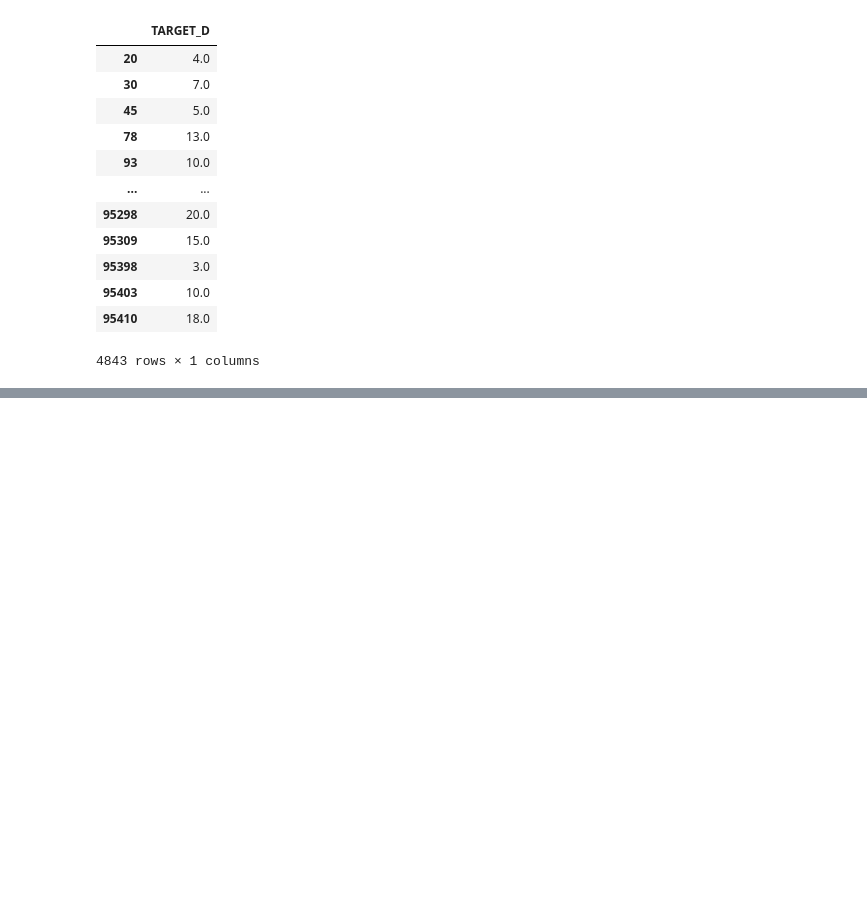
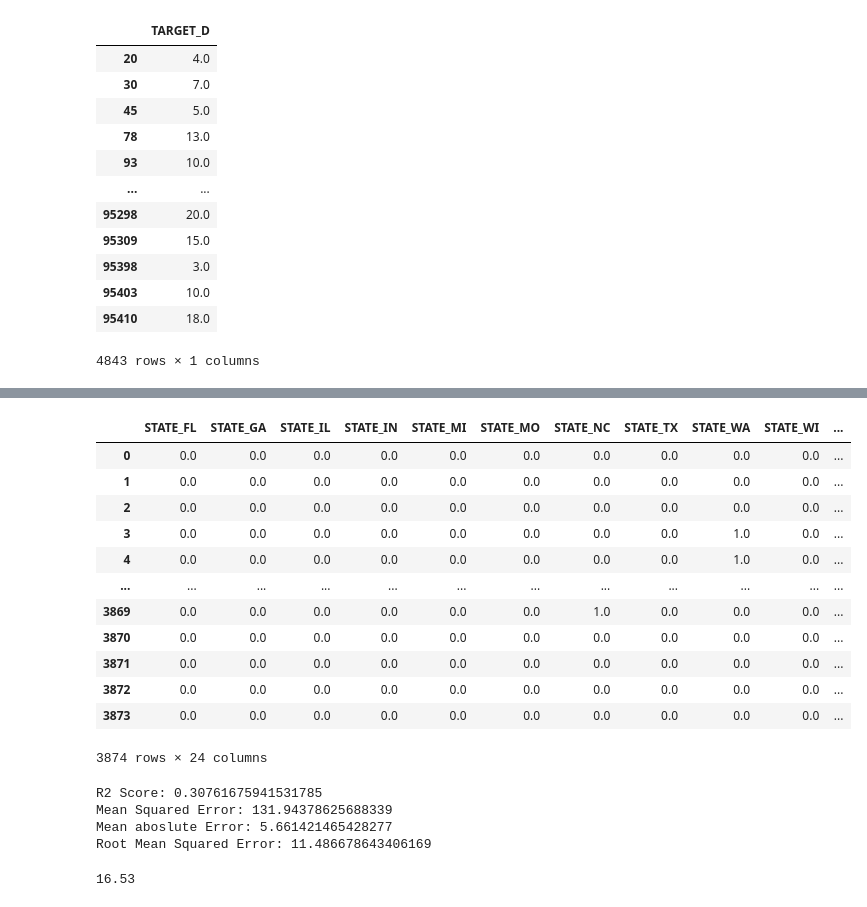
Before and after one commit to ParinazMDI/lab-random-forests, a Jupyter notebook: files_for_lab/random_forest.ipynb, the cells around one changed output, grey strips where cells are left out. Drawn from its saved outputs; the diff is of its cells as text; code cells hidden in the pictures; blank space fills up the shorter version.

```diff
--- a/files_for_lab/random_forest.ipynb
+++ b/files_for_lab/random_forest.ipynb
@@ -1276,0 +1170,20 @@ ValueError: X has 62 features, but RandomForestClassifier is expecting 47 featur
+# %%
+#cat/num X-train
+#make a split between the continuous and discrete variables as I don't want to scale or encode the discrete ones, I want to keep their current values
+X_train_num = X_train.select_dtypes(include = np.number)
+X_train_cat = X_train.select_dtypes(object)
+
+#cat/num X-test
+X_test_num = X_test.select_dtypes(include = np.number)
+X_test_cat = X_test.select_dtypes(object)
+
+
+from sklearn.preprocessing import StandardScaler
+from sklearn.preprocessing import MinMaxScaler
+#Scale X-train
+transformer = MinMaxScaler().fit(X_train_num)
+X_scaled_train = pd.DataFrame(transformer.transform(X_train_num),columns=X_train_num.columns)
+
+#Scale X-test
+X_scaled_test = pd.DataFrame(transformer.transform(X_test_num),columns=X_test_num.columns)
+X_scaled_test
@@ -1276,0 +1204,23 @@ ValueError: X has 62 features, but RandomForestClassifier is expecting 47 featur
+# %%
+from sklearn.preprocessing import OneHotEncoder
+encoder = OneHotEncoder(drop='first').fit(X_train_cat)
+encoded_train = encoder.transform(X_train_cat).toarray()
+encoded_train = pd.DataFrame(encoded_train, columns=encoder.get_feature_names_out()) # needed to avoid error
+encoded_test = encoder.transform(X_test_cat).toarray()
+encoded_test = pd.DataFrame(encoded_test, columns=encoder.get_feature_names_out())
+# %%
+encoded_train
+# %% [output]
+|  | STATE_FL | STATE_GA | STATE_IL | STATE_IN | STATE_MI | STATE_MO | STATE_NC | STATE_TX | STATE_WA | STATE_WI | ... |
+| 0 | 0.0 | 0.0 | 0.0 | 0.0 | 0.0 | 0.0 | 0.0 | 0.0 | 0.0 | 0.0 | ... |
+| 1 | 0.0 | 0.0 | 0.0 | 0.0 | 0.0 | 0.0 | 0.0 | 0.0 | 0.0 | 0.0 | ... |
+| 2 | 0.0 | 0.0 | 0.0 | 0.0 | 0.0 | 0.0 | 0.0 | 0.0 | 0.0 | 0.0 | ... |
+| 3 | 0.0 | 0.0 | 0.0 | 0.0 | 0.0 | 0.0 | 0.0 | 0.0 | 1.0 | 0.0 | ... |
+| 4 | 0.0 | 0.0 | 0.0 | 0.0 | 0.0 | 0.0 | 0.0 | 0.0 | 1.0 | 0.0 | ... |
+| ... | ... | ... | ... | ... | ... | ... | ... | ... | ... | ... | ... |
+| 3869 | 0.0 | 0.0 | 0.0 | 0.0 | 0.0 | 0.0 | 1.0 | 0.0 | 0.0 | 0.0 | ... |
+| 3870 | 0.0 | 0.0 | 0.0 | 0.0 | 0.0 | 0.0 | 0.0 | 0.0 | 0.0 | 0.0 | ... |
+| 3871 | 0.0 | 0.0 | 0.0 | 0.0 | 0.0 | 0.0 | 0.0 | 0.0 | 0.0 | 0.0 | ... |
+| 3872 | 0.0 | 0.0 | 0.0 | 0.0 | 0.0 | 0.0 | 0.0 | 0.0 | 0.0 | 0.0 | ... |
+| 3873 | 0.0 | 0.0 | 0.0 | 0.0 | 0.0 | 0.0 | 0.0 | 0.0 | 0.0 | 0.0 | ... |
+3874 rows × 24 columns
@@ -1276,0 +1247,15 @@ ValueError: X has 62 features, but RandomForestClassifier is expecting 47 featur
+# %%
+print('R2 Score:', r2)
+print('Mean Squared Error:', mse)
+print('Mean aboslute Error:', mae)
+print('Root Mean Squared Error:',rmse)
+# %% [output]
+R2 Score: 0.30761675941531785
+Mean Squared Error: 131.94378625688339
+Mean aboslute Error: 5.661421465428277
+Root Mean Squared Error: 11.486678643406169
+# %%
+# how much will the donators give?
+round(np.mean(pred),2)
+# %% [output]
+16.53
```
Also changed, not shown: parts of 50 cells of this notebook.
